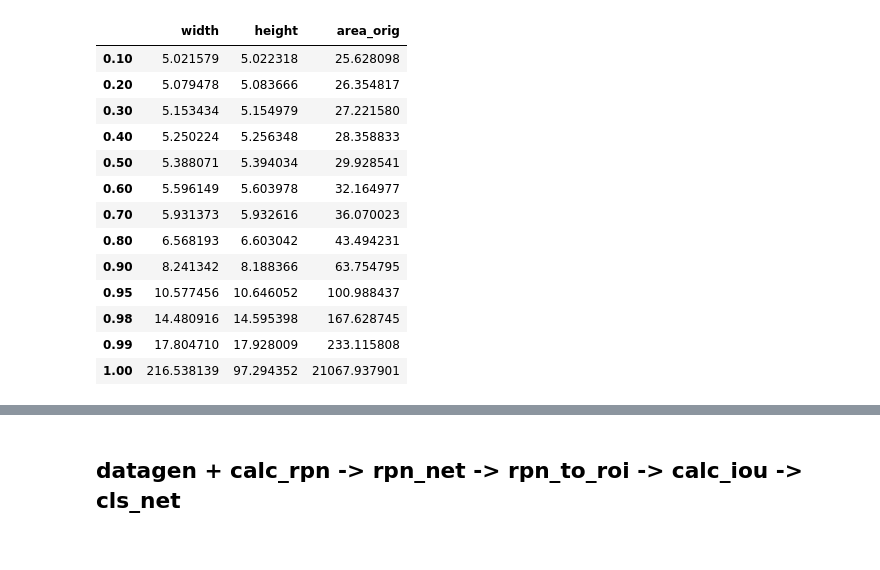
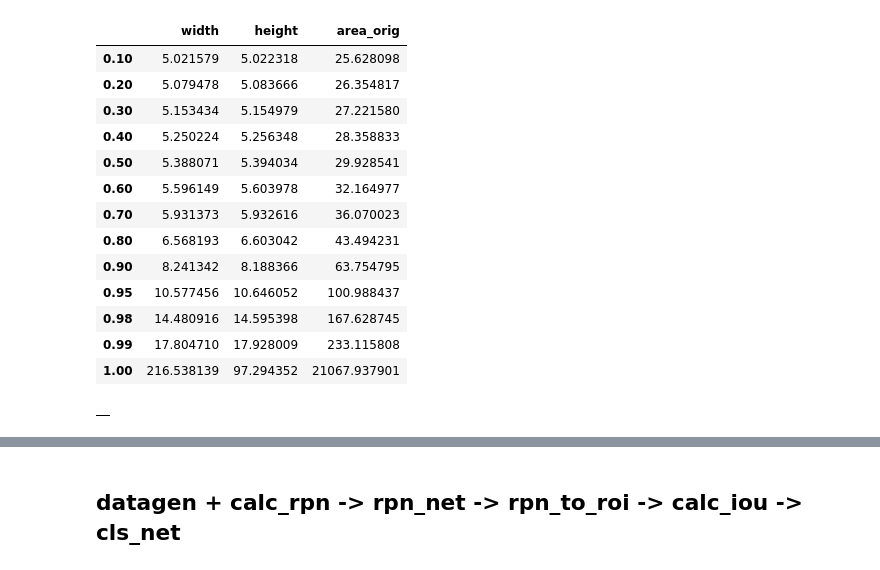
Before and after one commit to Lorenz92/SKADC1, a Jupyter notebook: main_7aff869.ipynb, the cells around one changed output, grey strips where cells are left out. Saved outputs shown, nothing was run; the diff lists cells and outputs as text; code cells hidden in the pictures.

```diff
--- a/main_7aff869.ipynb
+++ b/main_7aff869.ipynb
@@ -105,4 +105,8 @@ ska_dataset.cleaned_train_df[['width', 'height', 'area_orig']].quantile([.1,.2,.
 | 0.98 | 14.480916 | 14.595398 | 167.628745 |
 | 0.99 | 17.804710 | 17.928009 | 233.115808 |
 | 1.00 | 216.538139 | 97.294352 | 21067.937901 |
+# %%
+ska_dataset.proc_train_df.head()
+# %% [output]
+|  |
 # %%
```
Also changed, not shown: parts of 20 cells of this notebook, 5 other files.
